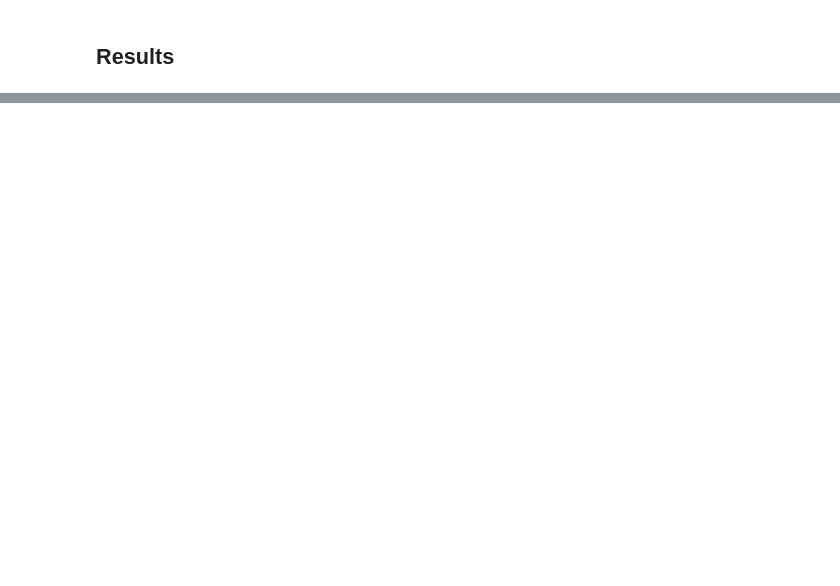
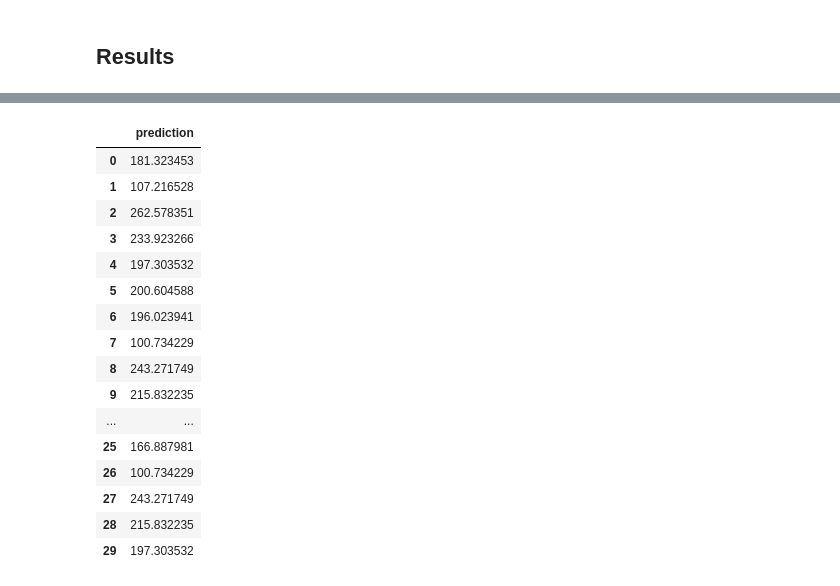
Before and after one commit to JsebastianUVPRQ/ES_Neural_Network_sales_prediction, a Jupyter notebook: main.ipynb, the cells around one changed output, grey strips where cells are left out. Saved outputs shown, nothing was run; the diff lists cells and outputs as text; code cells hidden in the pictures; blank space fills up the shorter version.

```diff
--- a/main.ipynb
+++ b/main.ipynb
@@ -232,0 +355,20 @@ plt.show()
+# %%
+result_december
+# %% [output]
+|  | prediction |
+| 0 | 181.323453 |
+| 1 | 107.216528 |
+| 2 | 262.578351 |
+| 3 | 233.923266 |
+| 4 | 197.303532 |
+| 5 | 200.604588 |
+| 6 | 196.023941 |
+| 7 | 100.734229 |
+| 8 | 243.271749 |
+| 9 | 215.832235 |
+| ... | ... |
+| 25 | 166.887981 |
+| 26 | 100.734229 |
+| 27 | 243.271749 |
+| 28 | 215.832235 |
+| 29 | 197.303532 |
```
Also changed, not shown: parts of 12 cells of this notebook, 1 other file.
